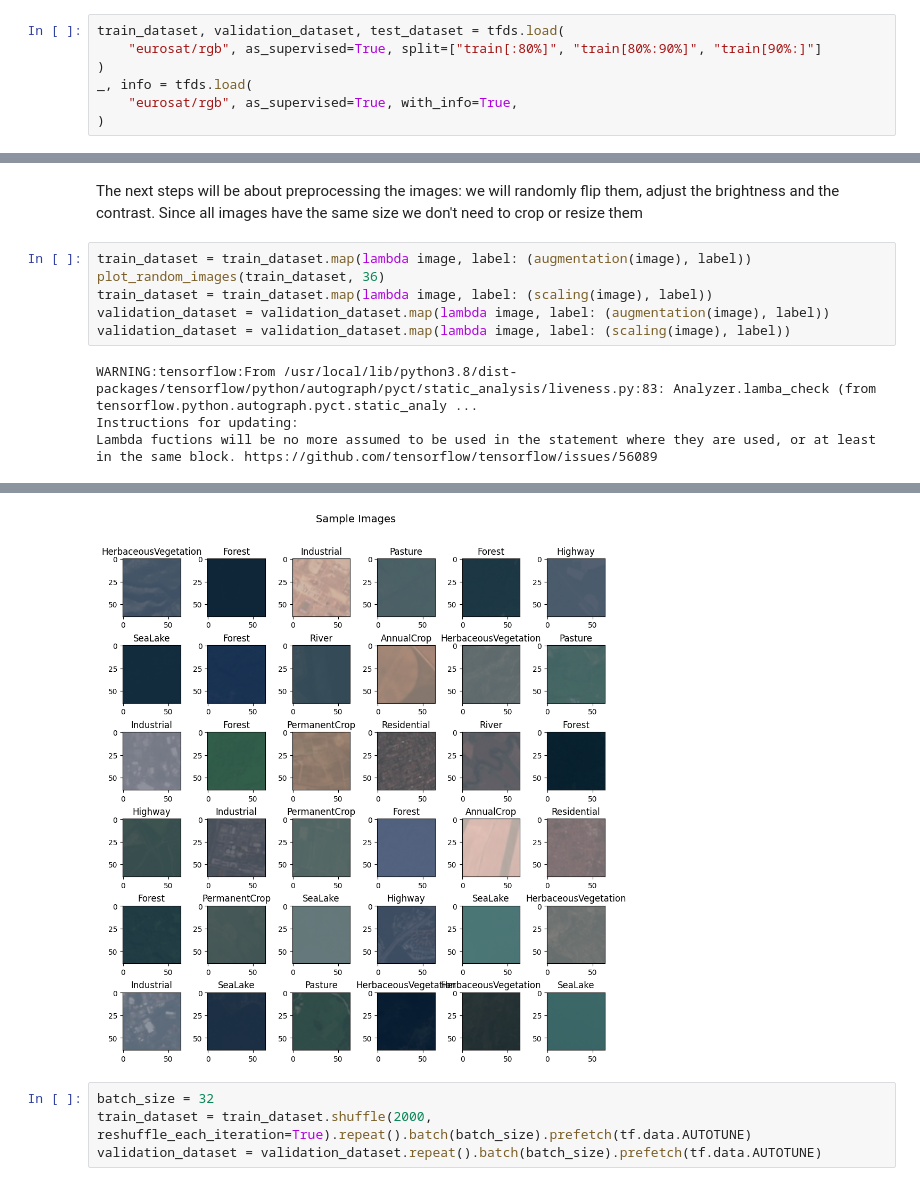
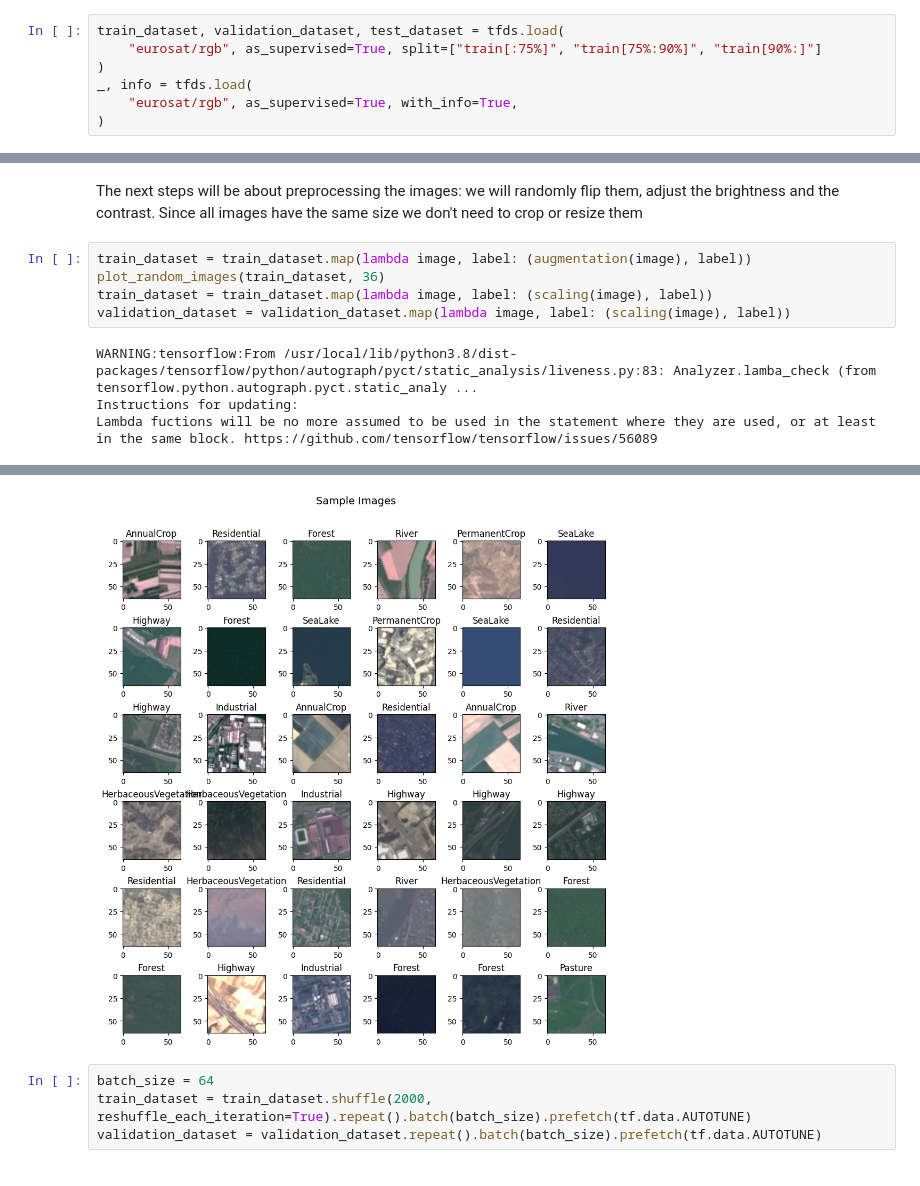
Before and after one commit to rondinini/deeplearning, a Jupyter notebook: eurosat.ipynb, the cells around one changed output, grey strips where cells are left out. Cells and saved outputs as stored; diff of their text form.

Commit message:
added more image augmentation

```diff
--- a/eurosat.ipynb
+++ b/eurosat.ipynb
@@ -28,7 +28,7 @@ _log = getLogger()
 model_save_fp = Path(os.getcwd()) / Path('trained_models') / Path('eurosat')
 # %%
 train_dataset, validation_dataset, test_dataset = tfds.load(
-    "eurosat/rgb", as_supervised=True, split=["train[:80%]", "train[80%:90%]", "train[90%:]"]
+    "eurosat/rgb", as_supervised=True, split=["train[:75%]", "train[75%:90%]", "train[90%:]"]
 )
 _, info = tfds.load(
     "eurosat/rgb", as_supervised=True, with_info=True,
@@ -71,7 +71,6 @@ The next steps will be about preprocessing the images: we will randomly flip the
 train_dataset = train_dataset.map(lambda image, label: (augmentation(image), label))
 plot_random_images(train_dataset, 36)
 train_dataset = train_dataset.map(lambda image, label: (scaling(image), label))
-validation_dataset = validation_dataset.map(lambda image, label: (augmentation(image), label))
 validation_dataset = validation_dataset.map(lambda image, label: (scaling(image), label))
 # %% [output]
 WARNING:tensorflow:From /usr/local/lib/python3.8/dist-packages/tensorflow/python/autograph/pyct/static_analysis/liveness.py:83: Analyzer.lamba_check (from tensorflow.python.autograph.pyct.static_analy ...
@@ -84,6 +83,6 @@ Lambda fuctions will be no more assumed to be used in the statement where they a
-[figure, old version]
+[figure, new version]
 # %%
-batch_size = 32
+batch_size = 64
 train_dataset = train_dataset.shuffle(2000, reshuffle_each_iteration=True).repeat().batch(batch_size).prefetch(tf.data.AUTOTUNE)
 validation_dataset = validation_dataset.repeat().batch(batch_size).prefetch(tf.data.AUTOTUNE)
 # %%
```
Also changed, not shown: parts of 5 cells of this notebook, 2 other files.
